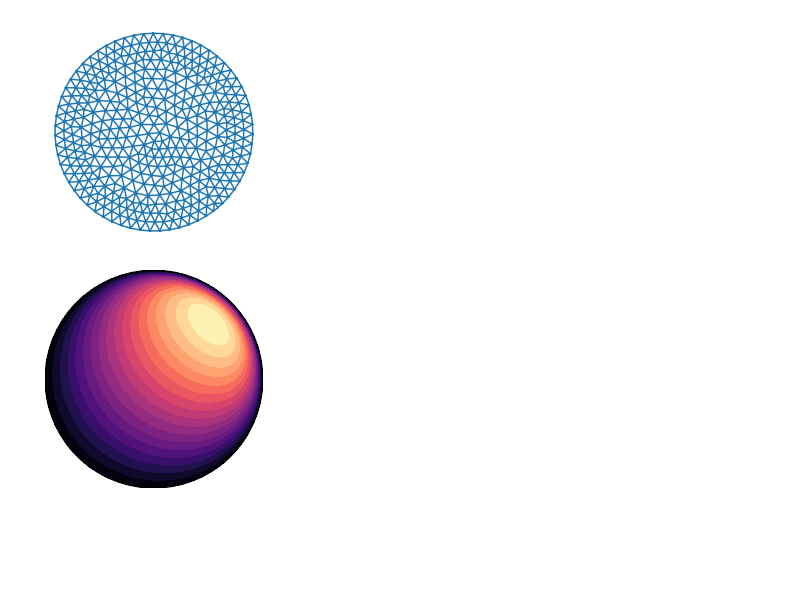
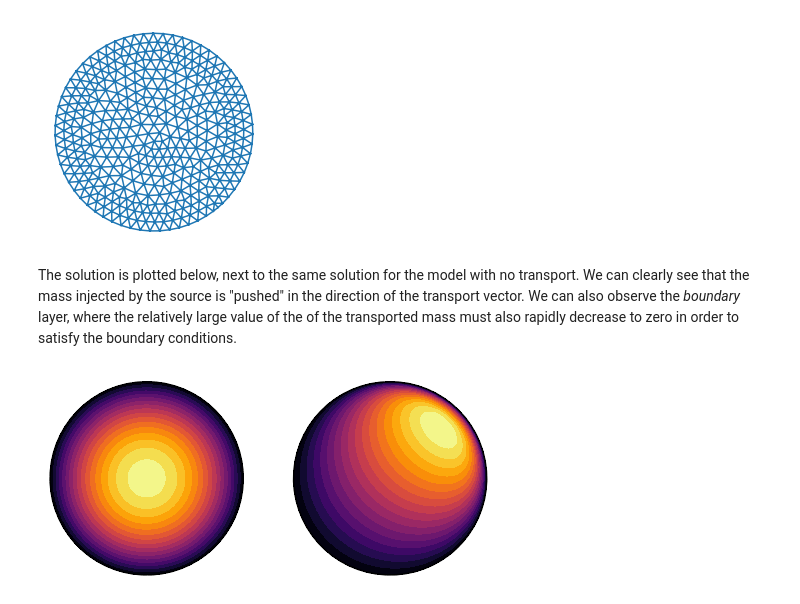
Before and after one commit to danieljtait/tenfem, a Jupyter notebook: examples/notebooks/transport_problems.ipynb, the cells around one changed output. Saved outputs shown, nothing was run; the diff lists cells and outputs as text; code cells hidden in the pictures; blank space fills up the shorter version.

Commit message:
updated notebooks comparing transport and no transport

```diff
--- a/examples/notebooks/transport_problems.ipynb
+++ b/examples/notebooks/transport_problems.ipynb
@@ -58,6 +58,13 @@ def transport_vector_field(x):
     return tf.ones_like(x)[..., tf.newaxis] * tf.ones([2])
 
 # create the PDE model
+poisson_layer = tenfem.layers.LinearEllipticOperator(
+    diffusion_coefficient = lambda x: 0.1*tf.ones_like(x[..., 0]),
+    source = lambda x: tf.ones_like(x[..., 0]),
+    boundary_condition='dirichlet',
+    boundary_values = lambda x: tf.zeros_like(x[..., 0])[..., tf.newaxis],
+    reference_element=element)
+
 pde_layer = tenfem.layers.LinearEllipticOperator(
     diffusion_coefficient = lambda x: 0.1*tf.ones_like(x[..., 0]),
     source = lambda x: tf.ones_like(x[..., 0]),
@@ -65,19 +72,31 @@ pde_layer = tenfem.layers.LinearEllipticOperator(
     boundary_condition='dirichlet',
     boundary_values = lambda x: tf.zeros_like(x[..., 0])[..., tf.newaxis],
     reference_element=element)
+# %% [markdown]
+The solution is plotted below, next to the same solution for the model with no transport.
+We can clearly see that the mass injected by the source is "pushed" in the direction of
+the transport vector. We can also observe the *boundary* layer, where the relatively
+large value of the of the transported mass must also rapidly decrease to zero in order
+to satisfy the boundary conditions.
 # %%
 u = pde_layer(mesh.get_tensor_repr())
+u_poisson = poisson_layer(mesh.get_tensor_repr())
 
 mtri = Triangulation(*mesh.nodes.numpy().T)
 
-fig, ax = plt.subplots()
+fig, axes = plt.subplots(ncols=2, figsize=(8, 4))
 
-ax.tricontourf(mtri, u[:, 0], levels=20, cmap='magma')
-ax.set_aspect('equal'); ax.axis('off')
+axes[0].tricontourf(mtri, u_poisson[:, 0], levels=20, cmap='inferno')
+axes[1].tricontourf(mtri, u[:, 0], levels=20, cmap='inferno')
 
-ax.add_collection(
-    LineCollection(tf.gather(mesh.nodes, mesh.boundary_elements), colors='k', label='$\partial \Omega$'))
+for ax in axes.flatten():
+    ax.set_aspect('equal'); ax.axis('off')
+    ax.add_collection(
+        LineCollection(tf.gather(mesh.nodes, mesh.boundary_elements),
+                       colors='k', label='$\partial \Omega$'))
+    ax.set_xlim((-1.05, 1.05))
+    ax.set_ylim((-1.05, 1.05))
 
 plt.show()
 # %% [output]
-[figure, old version]
+[figure, new version]
```
